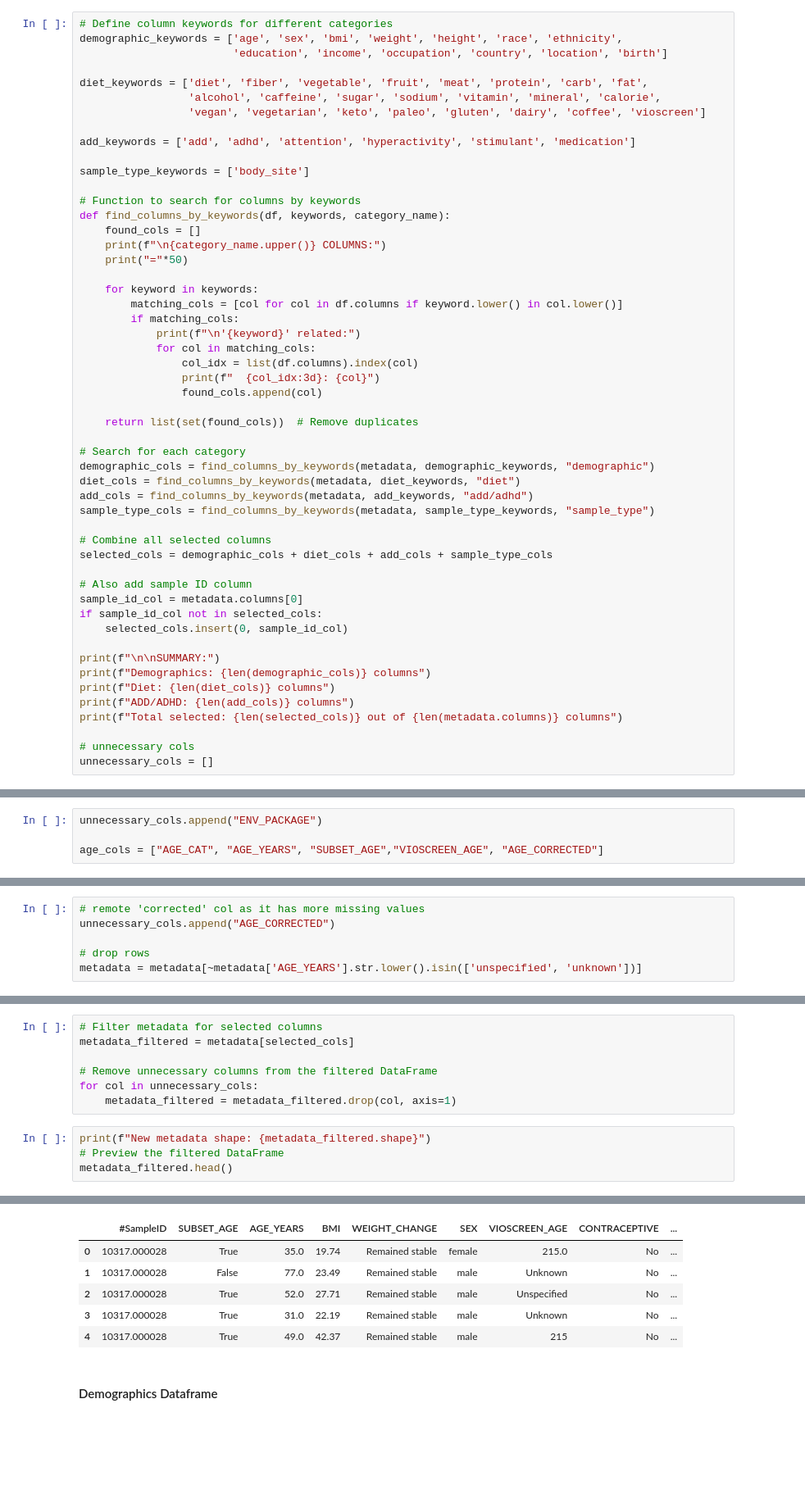
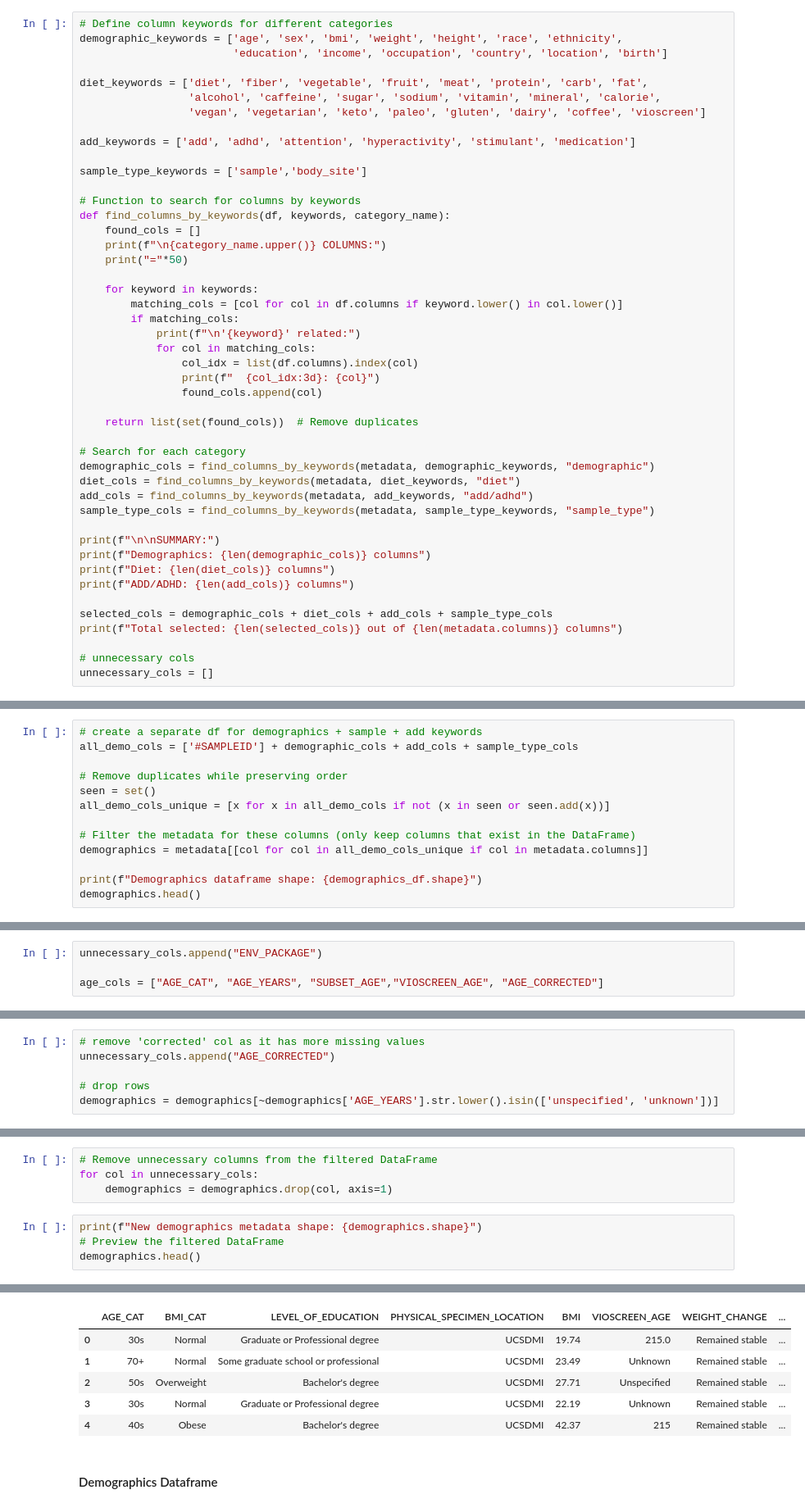
Before and after one commit to zkhechadoorian/american-gut-project-microbiome-analysis, a Jupyter notebook: notebooks/01_data_loading_qc.ipynb, the cells around one changed output, grey strips where cells are left out. Shown at 82% size. Drawn from its saved outputs; the diff is of its cells as text; blank space fills up the shorter version.

Commit message:
Separate demographics analysis into a new dataframe

```diff
--- a/notebooks/01_data_loading_qc.ipynb
+++ b/notebooks/01_data_loading_qc.ipynb
@@ -134,7 +134,7 @@ diet_keywords = ['diet', 'fiber', 'vegetable', 'fruit', 'meat', 'protein', 'carb
 
 add_keywords = ['add', 'adhd', 'attention', 'hyperactivity', 'stimulant', 'medication']
 
-sample_type_keywords = ['body_site']
+sample_type_keywords = ['sample','body_site']
 
 # Function to search for columns by keywords
 def find_columns_by_keywords(df, keywords, category_name):
@@ -159,18 +159,12 @@ diet_cols = find_columns_by_keywords(metadata, diet_keywords, "diet")
 add_cols = find_columns_by_keywords(metadata, add_keywords, "add/adhd")
 sample_type_cols = find_columns_by_keywords(metadata, sample_type_keywords, "sample_type")
 
-# Combine all selected columns
-selected_cols = demographic_cols + diet_cols + add_cols + sample_type_cols
-
-# Also add sample ID column
-sample_id_col = metadata.columns[0]
-if sample_id_col not in selected_cols:
-    selected_cols.insert(0, sample_id_col)
-
 print(f"\n\nSUMMARY:")
 print(f"Demographics: {len(demographic_cols)} columns")
 print(f"Diet: {len(diet_cols)} columns")
 print(f"ADD/ADHD: {len(add_cols)} columns")
+
+selected_cols = demographic_cols + diet_cols + add_cols + sample_type_cols
 print(f"Total selected: {len(selected_cols)} out of {len(metadata.columns)} columns")
 
 # unnecessary cols
@@ -204,0 +190,13 @@ metadata[demographic_cols].head()
+# %%
+# create a separate df for demographics + sample + add keywords
+all_demo_cols = ['#SAMPLEID'] + demographic_cols + add_cols + sample_type_cols
+
+# Remove duplicates while preserving order
+seen = set()
+all_demo_cols_unique = [x for x in all_demo_cols if not (x in seen or seen.add(x))]
+
+# Filter the metadata for these columns (only keep columns that exist in the DataFrame)
+demographics = metadata[[col for col in all_demo_cols_unique if col in metadata.columns]]
+
+print(f"Demographics dataframe shape: {demographics_df.shape}")
+demographics.head()
@@ -330,11 +336,11 @@ print(f"{n_age_corr_invalid} rows where AGE_CORRECTED is either 'Unknown' or 'Un
 # %% [output]
 1047 rows where AGE_CORRECTED is either 'Unknown' or 'Unspecified' (0.07\%)
 # %%
-# remote 'corrected' col as it has more missing values
+# remove 'corrected' col as it has more missing values
 unnecessary_cols.append("AGE_CORRECTED")
 
 # drop rows
-metadata = metadata[~metadata['AGE_YEARS'].str.lower().isin(['unspecified', 'unknown'])]
+demographics = demographics[~demographics['AGE_YEARS'].str.lower().isin(['unspecified', 'unknown'])]
 # %%
 # Convert AGE_YEARS and AGE_CORRECTED to float and compare
 metadata['AGE_YEARS'] = pd.to_numeric(metadata['AGE_YEARS'], errors='coerce')
@@ -391,12 +397,9 @@ plt.show()
 # %%
-# Filter metadata for selected columns
-metadata_filtered = metadata[selected_cols]
-
 # Remove unnecessary columns from the filtered DataFrame
 for col in unnecessary_cols:
-    metadata_filtered = metadata_filtered.drop(col, axis=1)
+    demographics = demographics.drop(col, axis=1)
 # %%
-print(f"New metadata shape: {metadata_filtered.shape}")
+print(f"New demographics metadata shape: {demographics.shape}")
 # Preview the filtered DataFrame
-metadata_filtered.head()
+demographics.head()
 # %% [output]
@@ -404,9 +407,9 @@ New metadata shape: (14528, 341)
-|  | #SampleID | SUBSET_AGE | AGE_YEARS | BMI | WEIGHT_CHANGE | SEX | VIOSCREEN_AGE | CONTRACEPTIVE | ... |
-| 0 | 10317.000028 | True | 35.0 | 19.74 | Remained stable | female | 215.0 | No | ... |
-| 1 | 10317.000028 | False | 77.0 | 23.49 | Remained stable | male | Unknown | No | ... |
-| 2 | 10317.000028 | True | 52.0 | 27.71 | Remained stable | male | Unspecified | No | ... |
-| 3 | 10317.000028 | True | 31.0 | 22.19 | Remained stable | male | Unknown | No | ... |
-| 4 | 10317.000028 | True | 49.0 | 42.37 | Remained stable | male | 215 | No | ... |
+|  | AGE_CAT | BMI_CAT | LEVEL_OF_EDUCATION | PHYSICAL_SPECIMEN_LOCATION | BMI | VIOSCREEN_AGE | WEIGHT_CHANGE | ... |
+| 0 | 30s | Normal | Graduate or Professional degree | UCSDMI | 19.74 | 215.0 | Remained stable | ... |
+| 1 | 70+ | Normal | Some graduate school or professional | UCSDMI | 23.49 | Unknown | Remained stable | ... |
+| 2 | 50s | Overweight | Bachelor's degree | UCSDMI | 27.71 | Unspecified | Remained stable | ... |
+| 3 | 30s | Normal | Graduate or Professional degree | UCSDMI | 22.19 | Unknown | Remained stable | ... |
+| 4 | 40s | Obese | Bachelor's degree | UCSDMI | 42.37 | 215 | Remained stable | ... |
 # %% [markdown]
 #### Demographics Dataframe
 # %% [markdown]
```
Also changed, not shown: parts of 12 cells of this notebook.
